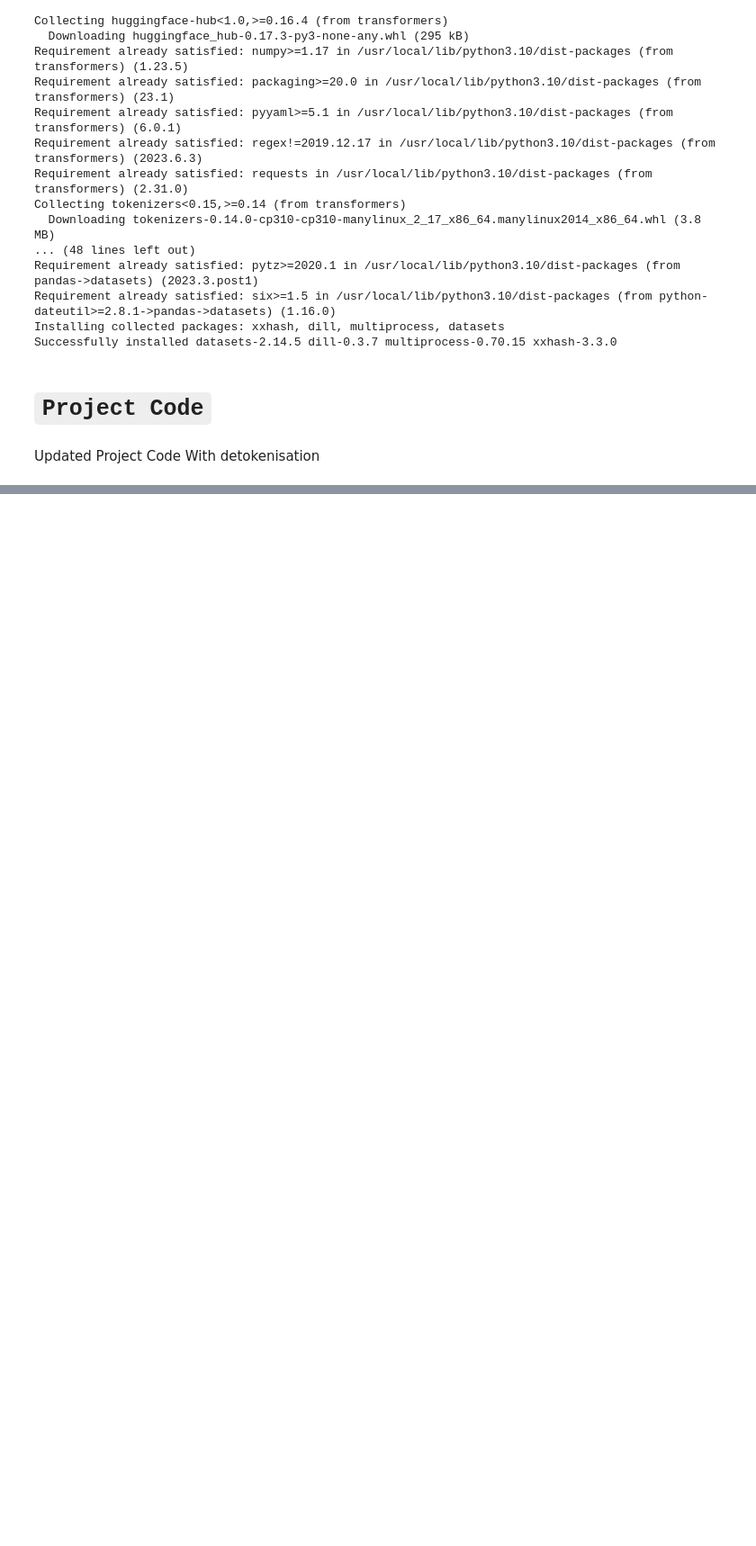
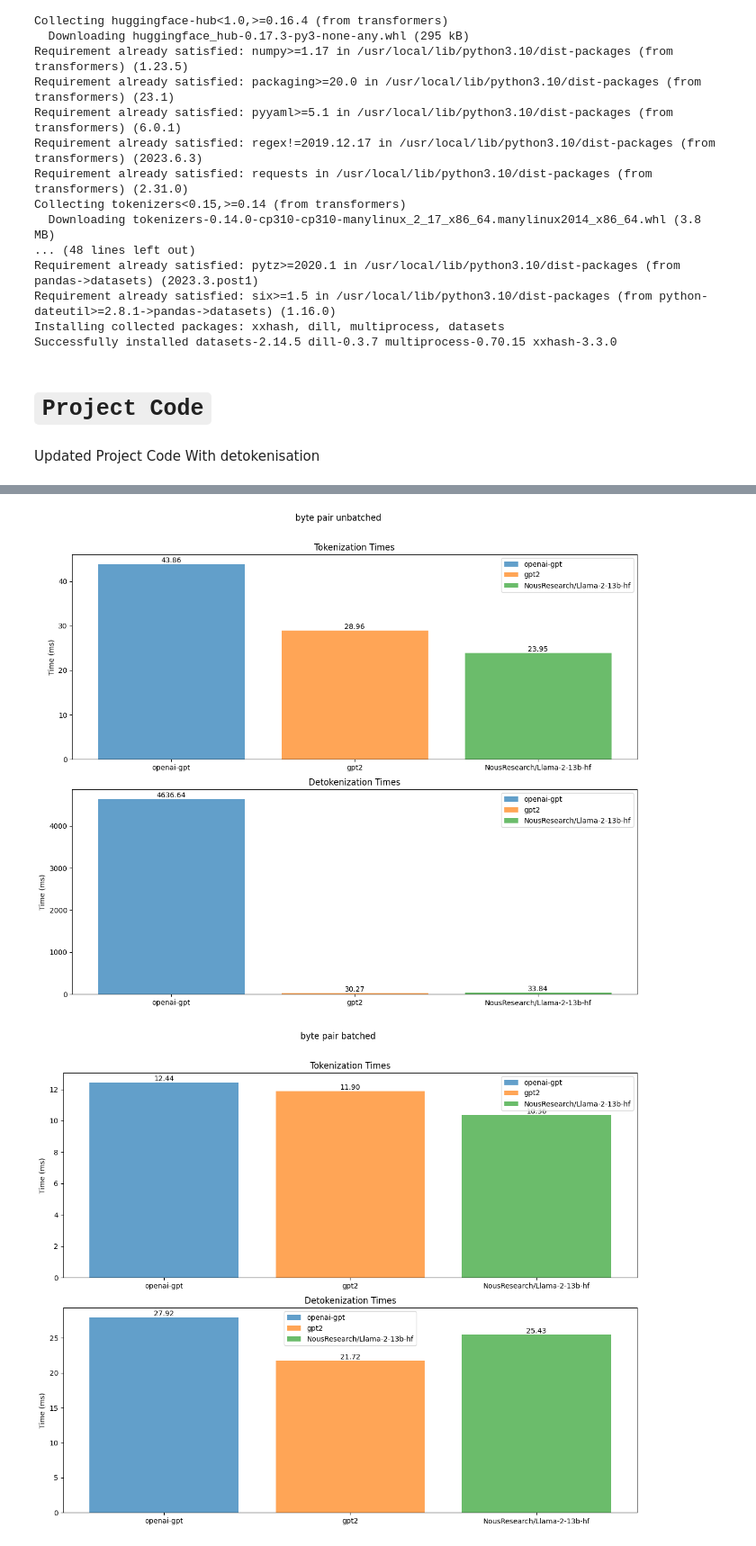
Before and after one commit to Yapping72/ICT3102-e-mc2-assignment-1, a Jupyter notebook: ICT3102_Assignment1.ipynb, the cells around one changed output, grey strips where cells are left out. Shown at 90% size. Drawn from its saved outputs; the diff is of its cells as text; code cells hidden in the pictures; blank space fills up the shorter version.

```diff
--- a/ICT3102_Assignment1.ipynb
+++ b/ICT3102_Assignment1.ipynb
@@ -288,0 +332,57 @@ print(unigram_timing_batched)
+# %%
+import matplotlib.pyplot as plt
+
+
+def plot_dict(data_dict, title=''):
+    # Extract method names and labels for the x-axis
+    methods = list(data_dict.keys())
+    x_labels = [f"{method}" for method in methods]
+
+    # Create subplots for tokenization and detokenization times
+    fig, axs = plt.subplots(2, figsize=(12, 10))
+    fig.suptitle(title)
+
+    for key, value in data_dict.items():
+        if key == "method":
+            continue
+
+        # Plot tokenization times
+        tokenization_time = value.get('Tokenization', 0.0)
+        axs[0].bar(key, tokenization_time, label=key, alpha=0.7)
+
+        # Plot detokenization times
+        detokenization_time = value.get('Detokenization', 0.0)
+        axs[1].bar(key, detokenization_time, label=key, alpha=0.7)
+
+        # Add text labels on top of the bars
+        axs[0].annotate(f'{tokenization_time:.2f}', (key, tokenization_time),
+                            ha='center', va='bottom')
+        axs[1].annotate(f'{detokenization_time:.2f}', (key, detokenization_time),
+                            ha='center', va='bottom')
+
+    # Set labels and titles
+    axs[0].set_ylabel('Time (ms)')
+    axs[0].set_title('Tokenization Times')
+    axs[0].legend()
+
+    axs[1].set_ylabel('Time (ms)')
+    axs[1].set_title('Detokenization Times')
+    axs[1].legend()
+
+    # Show the plot
+    plt.tight_layout()
+    plt.subplots_adjust(top=0.9)
+    plt.show()
+    print("\n\n\n\n")
+
+plot_dict(byte_pair_timing_unbatched, "byte pair unbatched")
+plot_dict(byte_pair_timing_batched, "byte pair batched")
+plot_dict(word_piece_timing_unbatched, "word piece unbatched")
+plot_dict(word_piece_timing_batched, "word piece batched")
+plot_dict(sentence_piece_timing_unbatched, "sentenc epiece unbatched")
+plot_dict(sentence_piece_timing_batched, "sentence piece batched")
+plot_dict(unigram_timing_unbatched, "unigram unbatched")
+plot_dict(unigram_timing_batched, "unigram batched")
+# %% [output]
+[figure, added]
+[figure, added]
```
Also changed, not shown: parts of 8 cells of this notebook, 3 other files.
